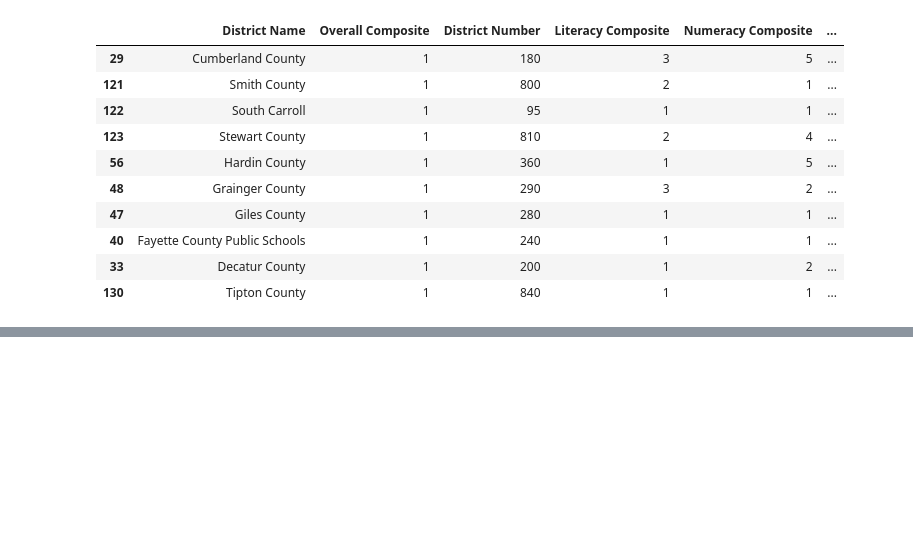
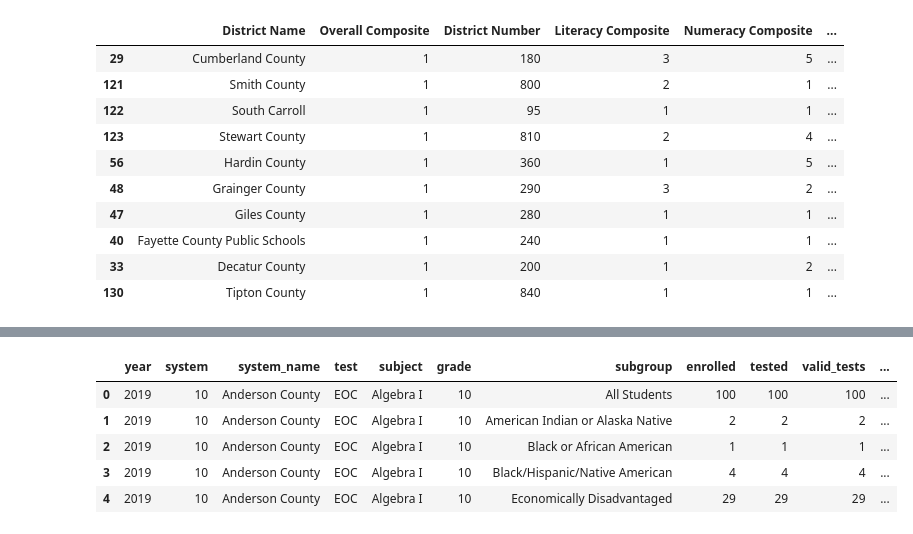
Before and after one commit to jmcapps/education_capstone, a Jupyter notebook: notebooks/test.ipynb, the cells around one changed output, grey strips where cells are left out. Saved outputs shown, nothing was run; the diff lists cells and outputs as text; code cells hidden in the pictures; blank space fills up the shorter version.

Commit message:
added other years of data

```diff
--- a/notebooks/test.ipynb
+++ b/notebooks/test.ipynb
@@ -1269,0 +1500,11 @@ merged_d_a.to_csv('merged_d_a.csv', index=False)
+# %%
+district_assessment19 = pd.read_csv('../data/district_assessment_file_suppressed19.csv', encoding='latin-1')
+# %%
+district_assessment19.head()
+# %% [output]
+|  | year | system | system_name | test | subject | grade | subgroup | enrolled | tested | valid_tests | ... |
+| 0 | 2019 | 10 | Anderson County | EOC | Algebra I | 10 | All Students | 100 | 100 | 100 | ... |
+| 1 | 2019 | 10 | Anderson County | EOC | Algebra I | 10 | American Indian or Alaska Native | 2 | 2 | 2 | ... |
+| 2 | 2019 | 10 | Anderson County | EOC | Algebra I | 10 | Black or African American | 1 | 1 | 1 | ... |
+| 3 | 2019 | 10 | Anderson County | EOC | Algebra I | 10 | Black/Hispanic/Native American | 4 | 4 | 4 | ... |
+| 4 | 2019 | 10 | Anderson County | EOC | Algebra I | 10 | Economically Disadvantaged | 29 | 29 | 29 | ... |
```
Also changed, not shown: parts of 101 cells of this notebook, 9 other files.
